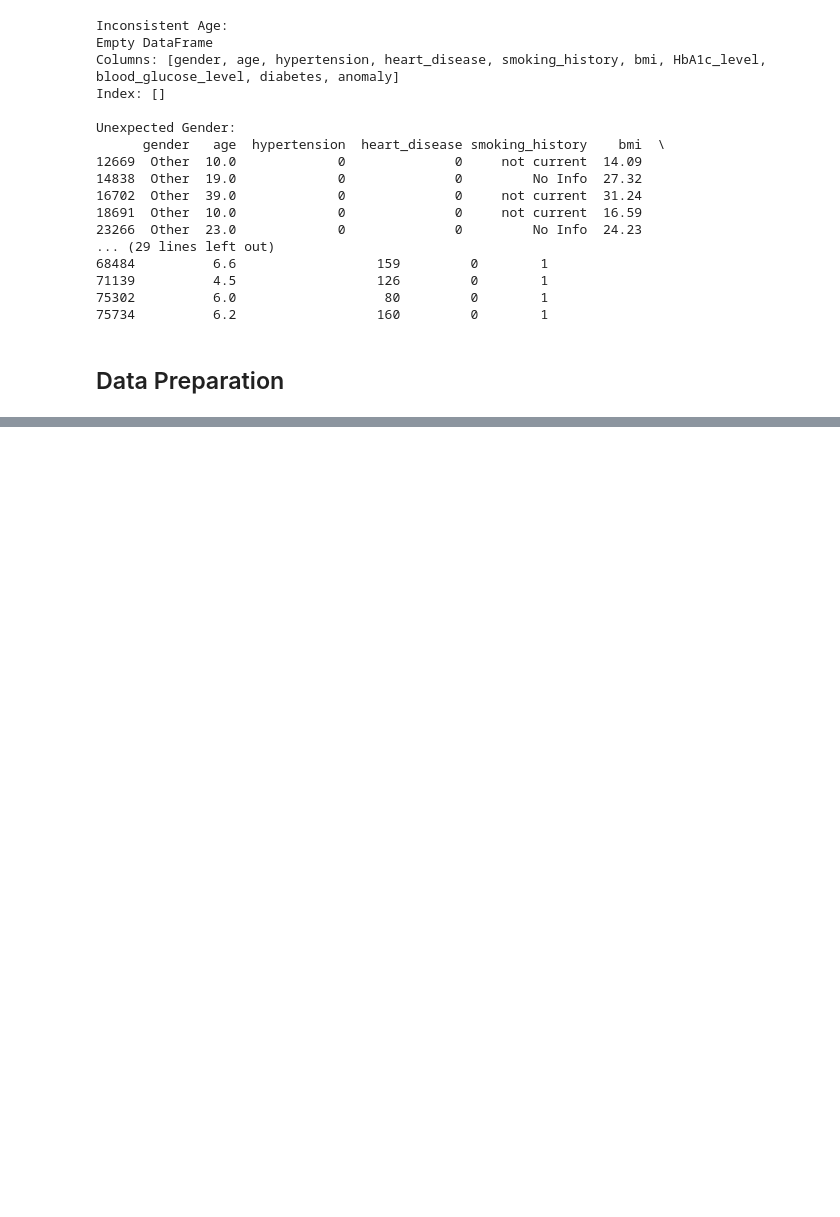
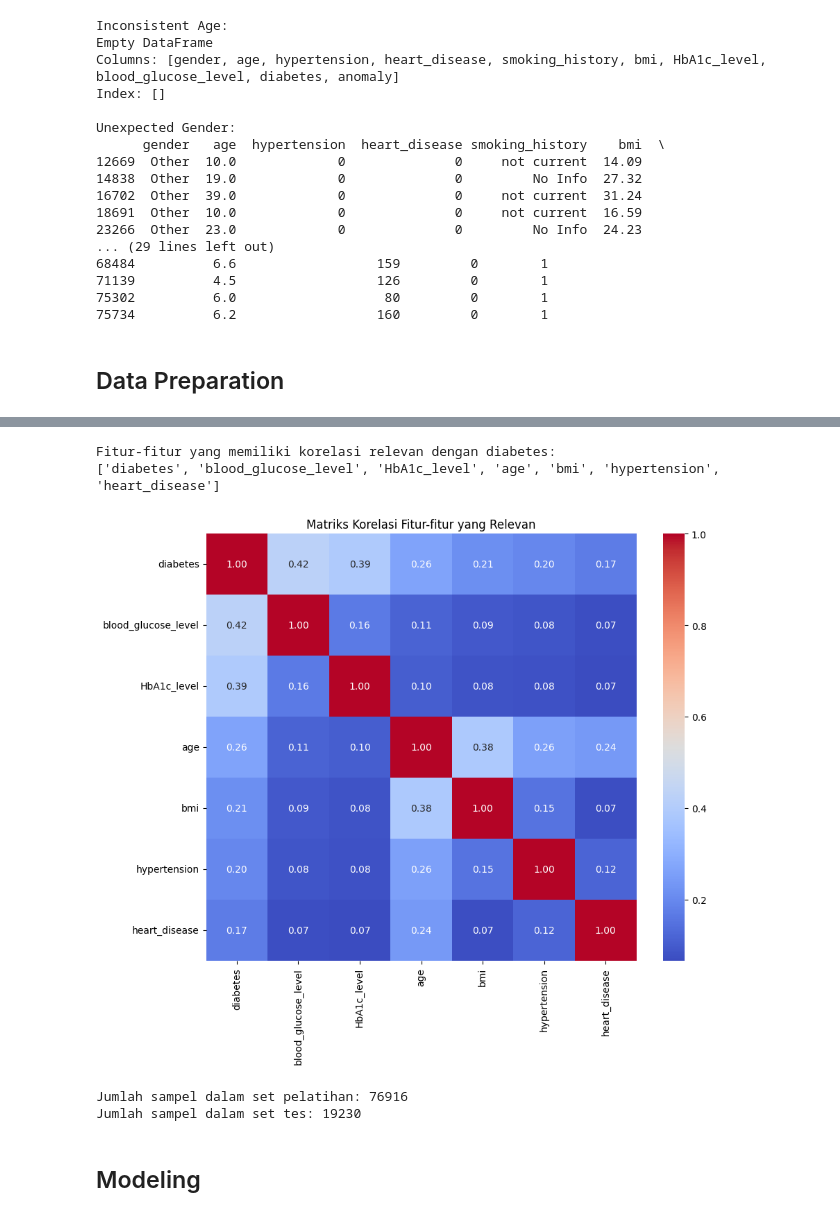
Before and after one commit to rezaldii/Diabetes-prediction, a Jupyter notebook: Diabetes-prediction.ipynb, the cells around one changed output, grey strips where cells are left out. Cells and saved outputs as stored; diff of their text form; code cells hidden in the pictures; blank space fills up the shorter version.

Commit message:
Menyelesaikan Modeling

```diff
--- a/Diabetes-prediction.ipynb
+++ b/Diabetes-prediction.ipynb
@@ -451,0 +515,40 @@ data.to_csv('diabetes_prediction_dataset_updated.csv', index=False)
+# %%
+# Membaca dataset yang telah diencode
+data_encoded = pd.read_csv('diabetes_prediction_dataset_encoded.csv')
+
+# Menghitung korelasi antara fitur dan target (diabetes)
+correlations = data_encoded.corr()['diabetes'].abs().sort_values(ascending=False)
+
+# Menentukan ambang batas korelasi yang relevan (misalnya, 0.1)
+relevant_features = correlations[correlations > 0.1].index.tolist()
+
+# Menampilkan fitur-fitur yang memiliki korelasi relevan
+print("Fitur-fitur yang memiliki korelasi relevan dengan diabetes:")
+print(relevant_features)
+
+# Memvisualisasikan matriks korelasi
+corr_matrix = data_encoded[relevant_features].corr()
+plt.figure(figsize=(10, 8))
+sns.heatmap(corr_matrix, annot=True, cmap='coolwarm', fmt=".2f")
+plt.title('Matriks Korelasi Fitur-fitur yang Relevan')
+plt.show()
+# %% [output]
+Fitur-fitur yang memiliki korelasi relevan dengan diabetes:
+['diabetes', 'blood_glucose_level', 'HbA1c_level', 'age', 'bmi', 'hypertension', 'heart_disease']
+[figure, added]
+# %%
+# Memisahkan fitur (X) dan target (y)
+X = data_encoded[['blood_glucose_level', 'HbA1c_level', 'age', 'bmi', 'hypertension', 'heart_disease']]
+y = data_encoded['diabetes']
+
+# Memisahkan data menjadi set pelatihan dan set tes (misalnya, 80% pelatihan dan 20% tes)
+X_train, X_test, y_train, y_test = train_test_split(X, y, test_size=0.2, random_state=42)
+
+# Menampilkan jumlah sampel dalam set pelatihan dan set tes
+print("Jumlah sampel dalam set pelatihan:", len(X_train))
+print("Jumlah sampel dalam set tes:", len(X_test))
+# %% [output]
+Jumlah sampel dalam set pelatihan: 76916
+Jumlah sampel dalam set tes: 19230
+# %% [markdown]
+## Modeling
```
Also changed, not shown: parts of 6 cells of this notebook.
